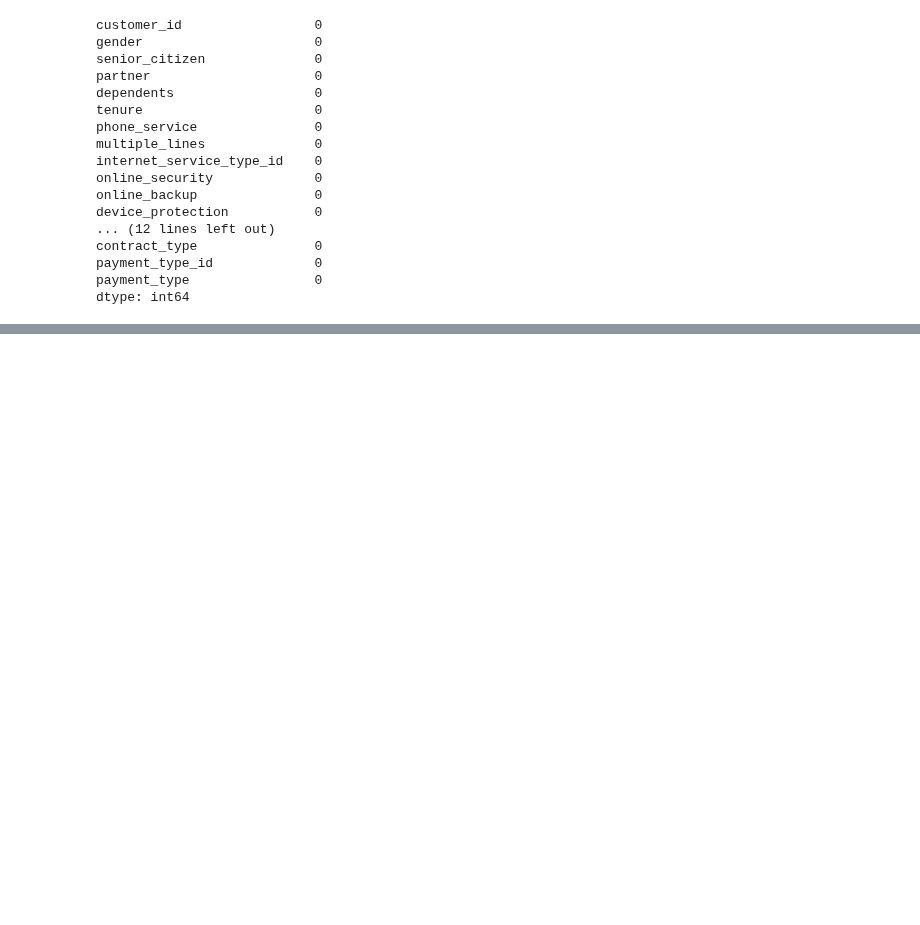
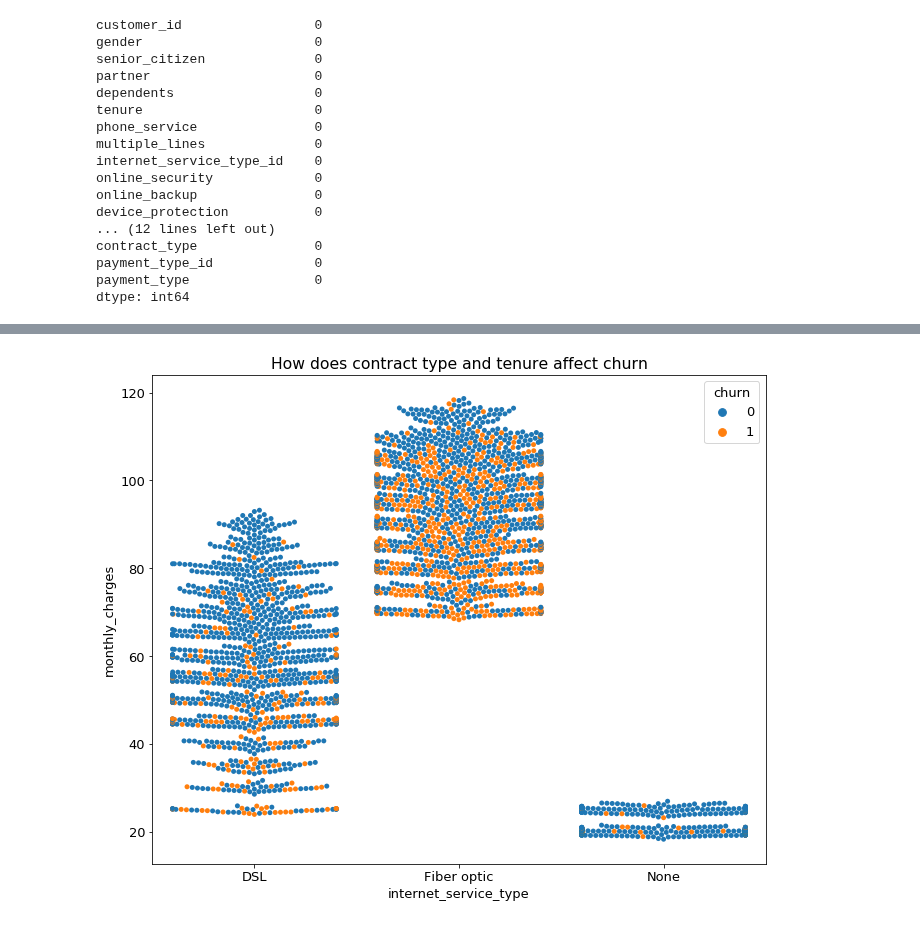
Before and after one commit to AI-Gomez/classification-exercises, a Jupyter notebook: Untitled.ipynb, the cells around one changed output, grey strips where cells are left out. Drawn from its saved outputs; the diff is of its cells as text; code cells hidden in the pictures; blank space fills up the shorter version.

```diff
--- a/Untitled.ipynb
+++ b/Untitled.ipynb
@@ -61,2 +98,8 @@ dtype: int64
+# %%
+sns.swarmplot(x='internet_service_type', y='monthly_charges', data=train, hue='churn')
+plt.title('How does contract type and tenure affect churn')
+plt.show()
+# %% [output]
+[figure, added]
 # %%
 #drop columns
```
Also changed, not shown: parts of 42 cells of this notebook.
